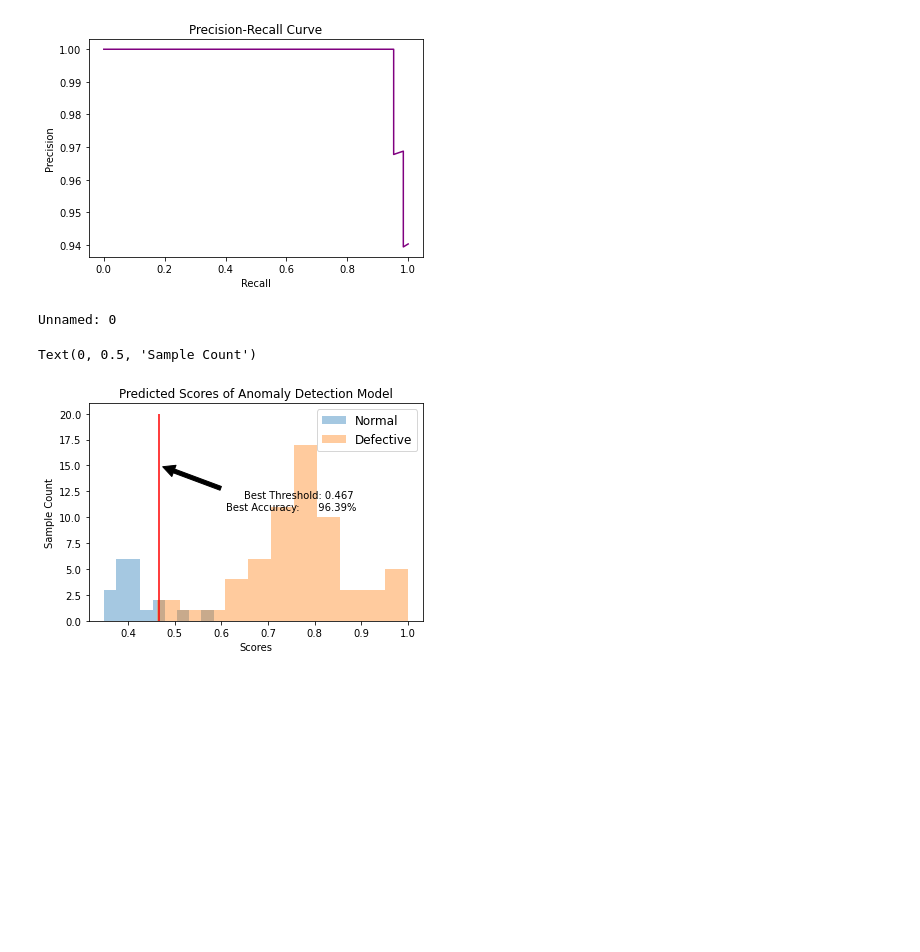
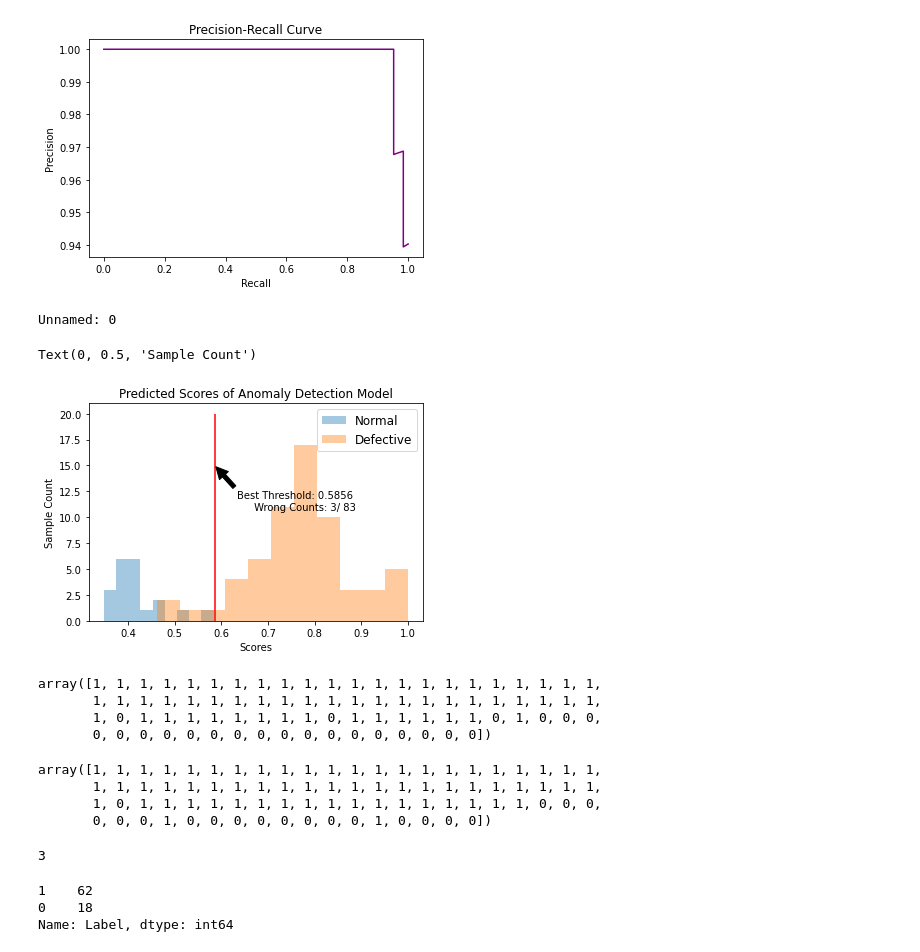
Before and after one commit to Worse2Worst/Confidence-Threshold-Plot, a Jupyter notebook: PR_curve.ipynb, the cells around one changed output. Cells and saved outputs as stored; diff of their text form; code cells hidden in the pictures; blank space fills up the shorter version.

```diff
--- a/PR_curve.ipynb
+++ b/PR_curve.ipynb
@@ -33,15 +33,19 @@ plt.show()
 # %% [output]
 [figure]
 # %%
-def get_threshold(df, start=0, end=1000, step=1):
-    best_accuracy = -1
+def get_wrong_count(y_true, y_pred):
+    return sum(np.where(y_true == y_pred , 0, 1))
+
+
+def get_threshold(df, start=0, end=10000, step=1):
+    least_wrong_count = float('inf')
     best_threshold = 0
     y_true = df['Label']
     for num in range(start, end, step):
-        threshold = num / 1000
+        threshold = num / 10000
         y_pred = np.where(df.Scores >= threshold, 1, 0)
-        accuracy = accuracy_score(y_true, y_pred)
-        if accuracy > best_accuracy:
-            best_accuracy = accuracy
+        wrong_count = get_wrong_count(y_true, y_pred)
+        if wrong_count <= least_wrong_count:
+            least_wrong_count = wrong_count
             best_threshold = threshold
-    return best_threshold, best_accuracy
+    return best_threshold, least_wrong_count
@@ -50,26 +52,31 @@ best_threshold, best_accuracy = get_threshold(df, start=0, end=1000, step=1)
 # %%
+# Running the function
+# best_threshold, wrong_count = get_threshold(df)
+best_threshold, wrong_count = get_threshold(df, 4600, 6000)
+
+# Plotting
 normal = df[df.Label == 0]
 defective = df[df.Label == 1]
 
 sns.distplot(normal['Scores'],  kde=False, label='Normal')
 sns.distplot(defective['Scores'],  kde=False,label='Defective')
 print(max(max(normal), max(defective)))
 # Draw the threshold line
 ymax = 20
 plt.vlines(x=best_threshold, ymin=0, ymax=ymax, colors='r')
-plt.annotate(f'Best Threshold: {best_threshold} \n' +  'Best Accuracy: {:10.2f}%'.format(best_accuracy * 100),
+plt.annotate(f'Best Threshold: {best_threshold} \n Wrong Counts: {wrong_count}/ {len(df)}',
             xy=(best_threshold, ymax - 5),  xycoords='data',
             xytext=(0.8, 0.6), textcoords='axes fraction',
             arrowprops=dict(facecolor='black', shrink=0.05),
             horizontalalignment='right', verticalalignment='top',
             )
 
 # Plot formatting
 plt.legend(prop={'size': 12})
 plt.title('Predicted Scores of Anomaly Detection Model')
 plt.xlabel('Scores')
 plt.ylabel('Sample Count')
 # %% [output]
 Unnamed: 0
 Text(0, 0.5, 'Sample Count')
-[figure, old version]
+[figure, new version]
@@ -75,0 +88,24 @@ Text(0, 0.5, 'Sample Count')
+# %%
+y_pred0
+# %% [output]
+array([1, 1, 1, 1, 1, 1, 1, 1, 1, 1, 1, 1, 1, 1, 1, 1, 1, 1, 1, 1, 1, 1,
+       1, 1, 1, 1, 1, 1, 1, 1, 1, 1, 1, 1, 1, 1, 1, 1, 1, 1, 1, 1, 1, 1,
+       1, 0, 1, 1, 1, 1, 1, 1, 1, 1, 0, 1, 1, 1, 1, 1, 1, 0, 1, 0, 0, 0,
+       0, 0, 0, 0, 0, 0, 0, 0, 0, 0, 0, 0, 0, 0, 0, 0, 0])
+# %%
+y_pred1
+# %% [output]
+array([1, 1, 1, 1, 1, 1, 1, 1, 1, 1, 1, 1, 1, 1, 1, 1, 1, 1, 1, 1, 1, 1,
+       1, 1, 1, 1, 1, 1, 1, 1, 1, 1, 1, 1, 1, 1, 1, 1, 1, 1, 1, 1, 1, 1,
+       1, 0, 1, 1, 1, 1, 1, 1, 1, 1, 1, 1, 1, 1, 1, 1, 1, 1, 1, 0, 0, 0,
+       0, 0, 0, 1, 0, 0, 0, 0, 0, 0, 0, 0, 1, 0, 0, 0, 0])
+# %%
+sum(np.where(df['Label'] == y_pred0 , 0, 1))
+# %% [output]
+3
+# %%
+y_true[y_true==y_pred1].value_counts()
+# %% [output]
+1    62
+0    18
+Name: Label, dtype: int64
```
Also changed, not shown: parts of 9 cells of this notebook.
